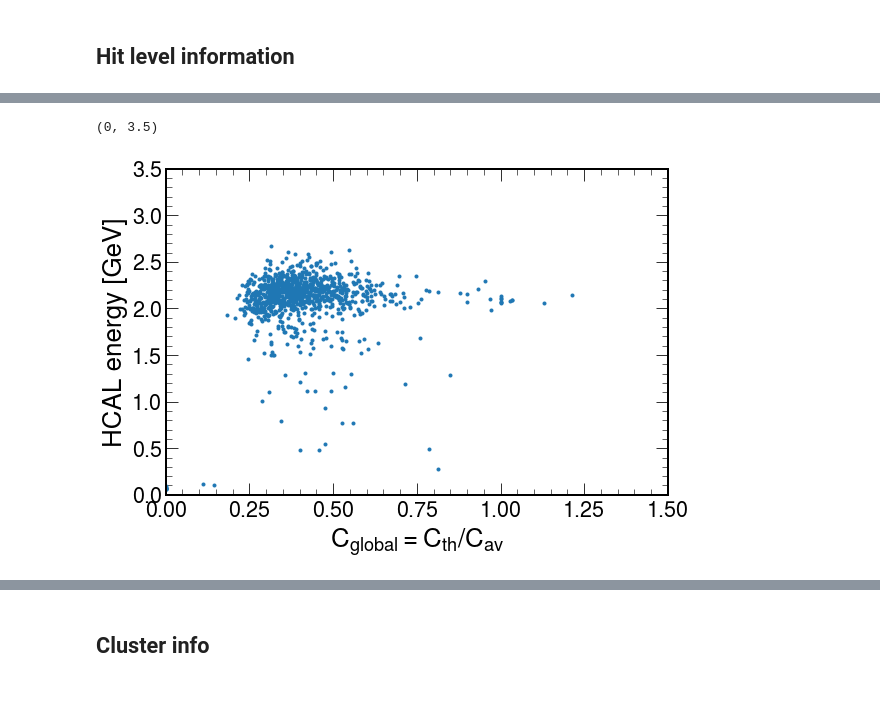
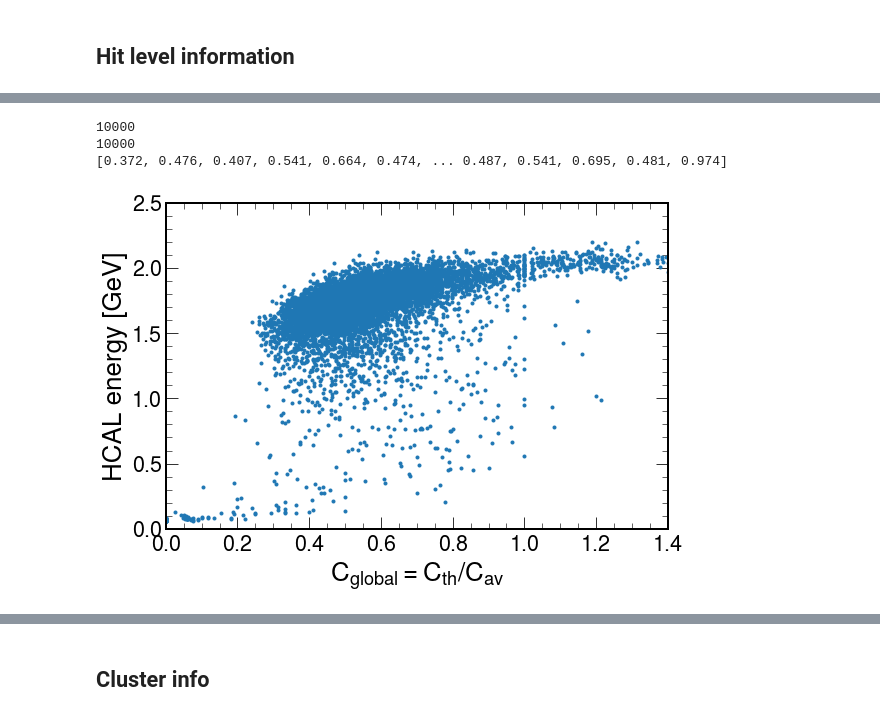
Before and after one commit to miguelignacio/calostudies, a Jupyter notebook: HCAL.ipynb, the cells around one changed output, grey strips where cells are left out. Drawn from its saved outputs; the diff is of its cells as text; code cells hidden in the pictures.

```diff
--- a/HCAL.ipynb
+++ b/HCAL.ipynb
@@ -15,9 +15,9 @@ hep.set_style("CMS")
 # %%
 #events = ur.open("50GeV_piplus.root:events")
 #events = ur.open("sim_piplushcal.root:events")
-events = ur.open('sim_piplus.root:events')
+events = ur.open('sim_pion.root:events')
 #events = ur.open('sim_muon.root:events')
-
+#events = ur.open('sim_electron.root:events')
 #events = ur.open("rec_muonhcal.root:events")
 #events.show()
 arrays = events.arrays()#['KLMClusters.energy','KLMClusters.position.x','KLMClusters.position.y','KLMClusters.position.z','KLMClusters.nhits'])
@@ -64,7 +64,8 @@ plt.show()
 # %%
 #Average hit energy, one per event.
-MIP = 1.25
+MIP =1.0# 1.25
 #1MIP= 1 MeV  (2 MeV/cm)
+#The thickness of the scintillator is 0.5 cm
 #average per tile: 4 MeV (above 0.1 MeV)
 #print(np.mean(averages))
 #get a mask that selects all hits in the events that are larger than the average,
@@ -73,15 +74,22 @@ MIP = 1.25
 hits = 1000.0*arrays['HCALHits.energyDeposit'][:,:]
 
 print('Hits energy [MeV] =', hits)
+
+
+averages = ak.mean(hits,axis=-1)
+print('Average hit energy in the event \n', averages)
+print('Average over events =%2.2f MeV \n'%(1.0*np.mean(averages)))
+
+
 mask_basic = hits >0.1*MIP
 print('energy arrays masked =', hits[mask_basic])
-
+print('Applying a mask for cell energies > 0.1 MIPs')
 hits = hits[mask_basic]
 
 
 averages = ak.mean(hits,axis=-1)
 print('Average hit energy ', averages)
-print('Average over events =%2.2f MeV'%(1.0*np.mean(averages)))
+print('Average over events =%2.3f MeV'%(1.0*np.mean(averages)))
 mask_AboveAverage = hits>averages[:]
 mask_Above5MIPS = hits>5.0*MIP
 
@@ -103,16 +111,16 @@ energy = ak.sum(hits,axis=-1)
 print('energy' , energy)
 
 
-print('All hits above 0.1 MIP' , nhits)
-print('#### Average number of hits above 0.1 MIP', np.mean(nhits))
-print(' Fraction above 5 MIPS ', C_th)
-print('#### Average hit fraction above 5 MIPS = %2.3f'%(np.mean(C_th)))
-print(' Fraction above average ', C_av)
-print('#### Average hit fraction above average = %2.3f'%(np.mean(C_av)))
+print('All hits above 0.1 MIP\n' , nhits)
+print('#### Average number of hits above 0.1 MIP\n', np.mean(nhits))
+print(' Fraction above 5 MIPS\n ', C_th)
+print('#### Average hit fraction above 5 MIPS = %2.3f\n'%(np.mean(C_th)))
+print(' Fraction above average \n', C_av)
+print('#### Average hit fraction above average = %2.3f\n'%(np.mean(C_av)))
 
-print('#### Average tile energy [MeV] ', averages)
+print('#### Average tile energy [MeV] \n', averages)
 print('C global' , C_global)
-print('#### Average C global=%2.3f'%(np.mean(C_global)))
+print('#### Average C global=%2.3f\n'%(np.mean(C_global)))
 #print(ak.num(arrays['HCALHitsReco.energy'][:100, :]))
 #print(arrays['HCALHitsReco.energy'][:100, :])
 #print(arrays['HCALHitsReco.energy'][:100, :][mask_AboveAverage])
@@ -137,11 +166,16 @@ C global [0.347, 0.316, 0.338, 0.46, 0.251, 0.341, ... 0.341, 0.281, 0.436, 0.42
 # %%
 fig = plt.figure( figsize=(9, 6))
 
 plt.plot(C_global,energy/1000.0,'.')#energy = ak.sum(arrays['HCALHitsReco.energy'][:2, :],axis=-1)
 plt.xlabel('$C_{global} = C_{th}/C_{av}$')
 plt.ylabel('HCAL energy [GeV]')
-plt.xlim([0,1.5])
-plt.ylim([0,3.5])
+plt.xlim([0,1.4])
+plt.ylim([0,2.5])
+print(len(C_global))
+print(len(energy))
+print(C_global)
 # %% [output]
-(0, 3.5)
+10000
+10000
+[0.372, 0.476, 0.407, 0.541, 0.664, 0.474, ... 0.487, 0.541, 0.695, 0.481, 0.974]
-[figure, old version]
+[figure, new version]
```
Also changed, not shown: parts of 12 cells of this notebook.
